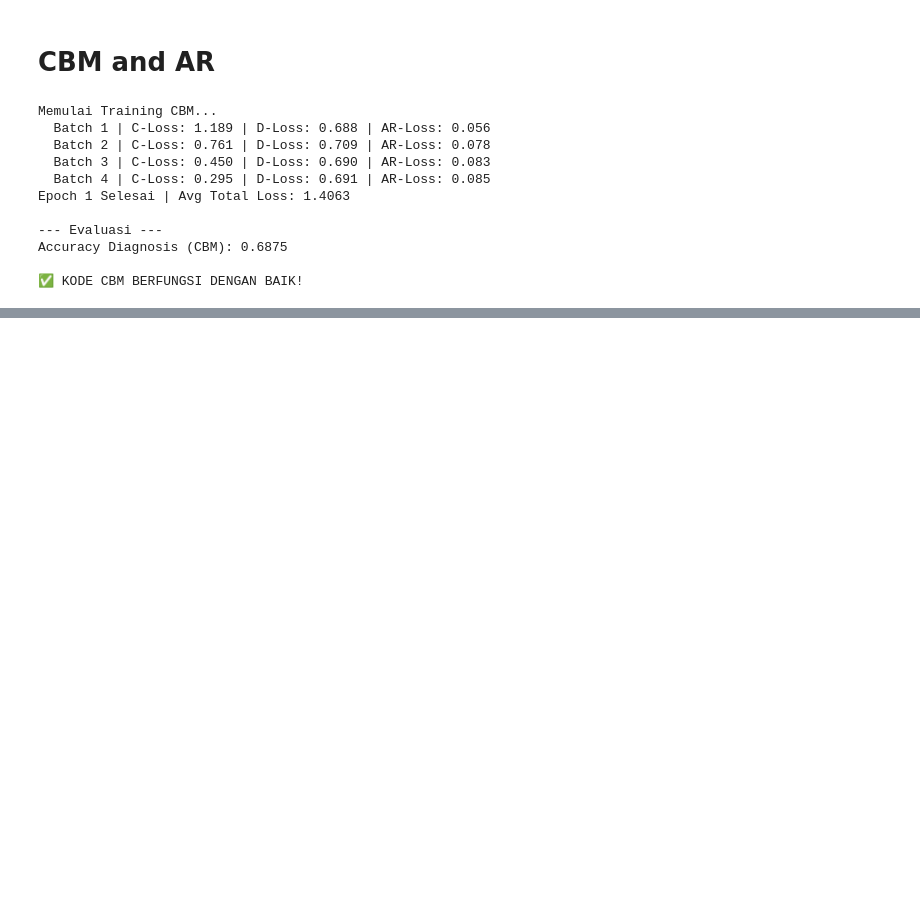
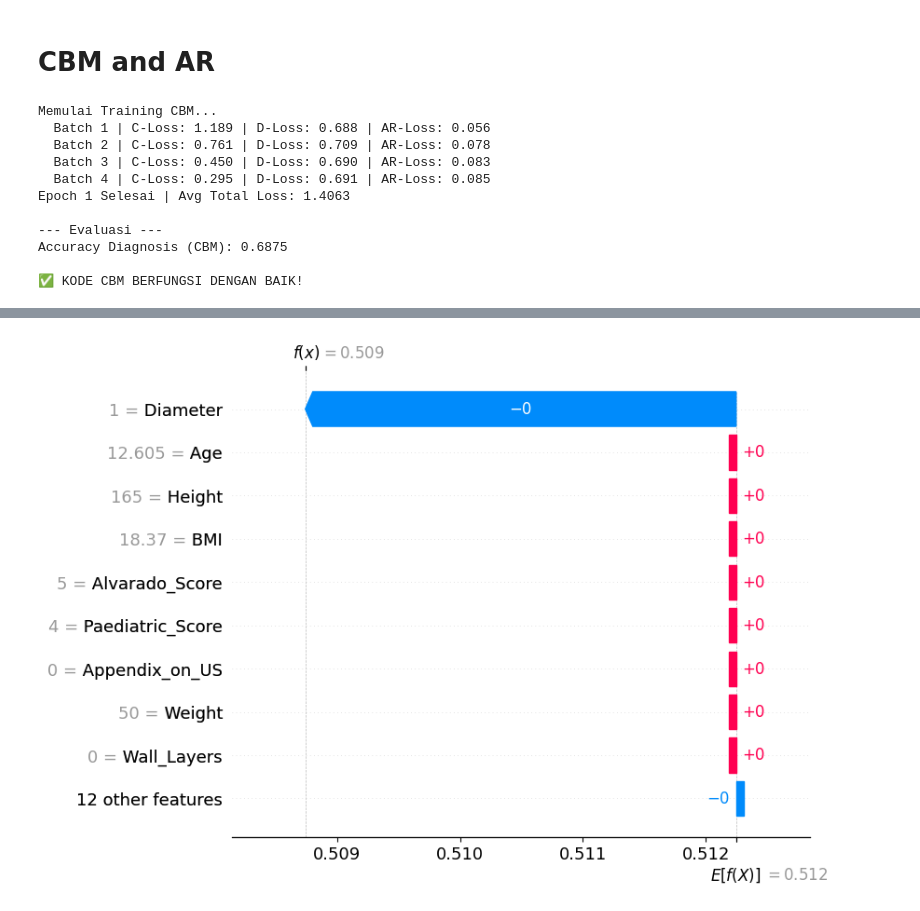
Before and after one commit to akhyaruu/pediatric-fusion, a Jupyter notebook: pediatric-appendicitis.ipynb, the cells around one changed output, grey strips where cells are left out. Saved outputs shown, nothing was run; the diff lists cells and outputs as text; code cells hidden in the pictures; blank space fills up the shorter version.

Commit message:
Kaggle Notebook | Pediatric Appendicitis | Version 10

```diff
--- a/pediatric-appendicitis.ipynb
+++ b/pediatric-appendicitis.ipynb
@@ -922,0 +1046,99 @@ Accuracy Diagnosis (CBM): 0.6875
+# %%
+import shap
+import pandas as pd
+import numpy as np
+import torch
+
+# ==========================================
+# 1. BUNGKUS MODEL UNTUK SHAP
+# ==========================================
+# SHAP butuh fungsi yang menerima input numpy array dan mengembalikan prediksi AR
+def predict_ar(data_array):
+    # data_array berisi [Fitur Tabular, Konsep] yang digabung
+    # Kita pisahkan kembali
+    tabular = torch.tensor(data_array[:, :6], dtype=torch.float32).to(DEVICE)
+    concepts = torch.tensor(data_array[:, 6:], dtype=torch.float32).to(DEVICE)
+
+    # Karena input model aslinya adalah Gambar & Tabular, kita butuh trik:
+    # Kita abaikan gambar (atau gunakan gambar rata-rata) dan fokus ke fitur.
+    # Untuk demonstrasi, kita asumsikan kita menganalisis hanya berdasarkan Tabular & Konsep.
+
+    # --- Catatan: Di model asli kita, AR diprediksi dari Konsep.
+    # Tapi karena model kita butuh input Gambar, kita buat dummy gambar (hitam) untuk testing SHAP.
+    dummy_image = torch.zeros((data_array.shape[0], 3, 224, 224)).to(DEVICE)
+
+    model.eval()
+    with torch.no_grad():
+        # Dapatkan prediksi konsep dari model
+        img_feat = model.cnn(dummy_image)
+        tab_feat = model.tabular_mlp(tabular)
+        combined = torch.cat((img_feat, tab_feat), dim=1)
+        concepts_pred = model.concept_head(combined)
+
+        # Jika kita ingin menjelaskan AR berdasarkan Konsep Ground-Truth:
+        # Kita langsung masukkan konsep ke AR Head
+        ar_pred = model.ar_head(concepts).cpu().numpy()
+
+    return ar_pred
+
+# ==========================================
+# 2. AMBIL DATA UNTUK DIJELASKAN
+# ==========================================
+# Ambil 20 sampel dari test set sebagai background dataset untuk SHAP
+sample_idx = list(range(min(20, len(test_dataset_full))))
+X_sample = []
+
+for i in sample_idx:
+    _, tab, con, _, _ = test_dataset_full[i]
+    # Gabungkan Tabular dan Konsep menjadi 1 array (6 + 15 = 21 fitur)
+    combined_features = np.concatenate([tab.numpy(), con.numpy()])
+    X_sample.append(combined_features)
+
+X_sample = np.array(X_sample)
+
+# Nama-nama fitur (6 Tabular + 15 Konsep)
+feature_names = ['Age', 'BMI', 'Height', 'Weight', 'Alvarado_Score', 'Paediatric_Score',
+                 'Appendix_on_US', 'Free_Fluids', 'Wall_Layers', 'Target_Sign', 'Surr_Tissue',
+                 'Lymph_Nodes', 'Bowel_Thick', 'Coprostasis', 'Meteorism', 'Enteritis',
+                 'Diameter', 'Perforation', 'Abscess', 'Conglomerate', 'Gyn_Findings']
+
+# ==========================================
+# 3. JALANKAN SHAP
+# ==========================================
+print("Menghitung SHAP values untuk Absolute Risk...")
+# Gunakan KernelExplainer karena model kita bukan model tree/linear murni
+explainer = shap.KernelExplainer(predict_ar, X_sample)
+shap_values = explainer.shap_values(X_sample[0:1]) # Jelaskan 1 pasien pertama
+
+# ==========================================
+# 4. VISUALISASI (Perbaikan Format SHAP)
+# ==========================================
+import shap
+
+# Jika shap_values berbentuk list (multi-class), kita ambil yang pertama.
+# Jika berbentuk array 2D, kita ratakan.
+if isinstance(shap_values, list):
+    vals = shap_values[0][0]
+else:
+    # Ini untuk mengatasi error shape (21, 1) -> diubah jadi (21,)
+    vals = shap_values[0]
+    if len(vals.shape) > 1:
+        vals = vals.flatten()
+
+# Base value juga kadang berbentuk array
+base_val = explainer.expected_value
+if isinstance(base_val, (list, np.ndarray)):
+    base_val = base_val[0]
+
+# Buat objek Explanation dengan shape yang benar (1D)
+explanation = shap.Explanation(
+    values=vals,
+    base_values=base_val,
+    data=X_sample[0],
+    feature_names=feature_names
+)
+
+# Plot Waterfall
+shap.initjs()
+shap.plots.waterfall(explanation)
+# %% [output]
@@ -922,0 +1147 @@ Accuracy Diagnosis (CBM): 0.6875
+[figure, added]
```
Also changed, not shown: parts of 3 cells of this notebook.
